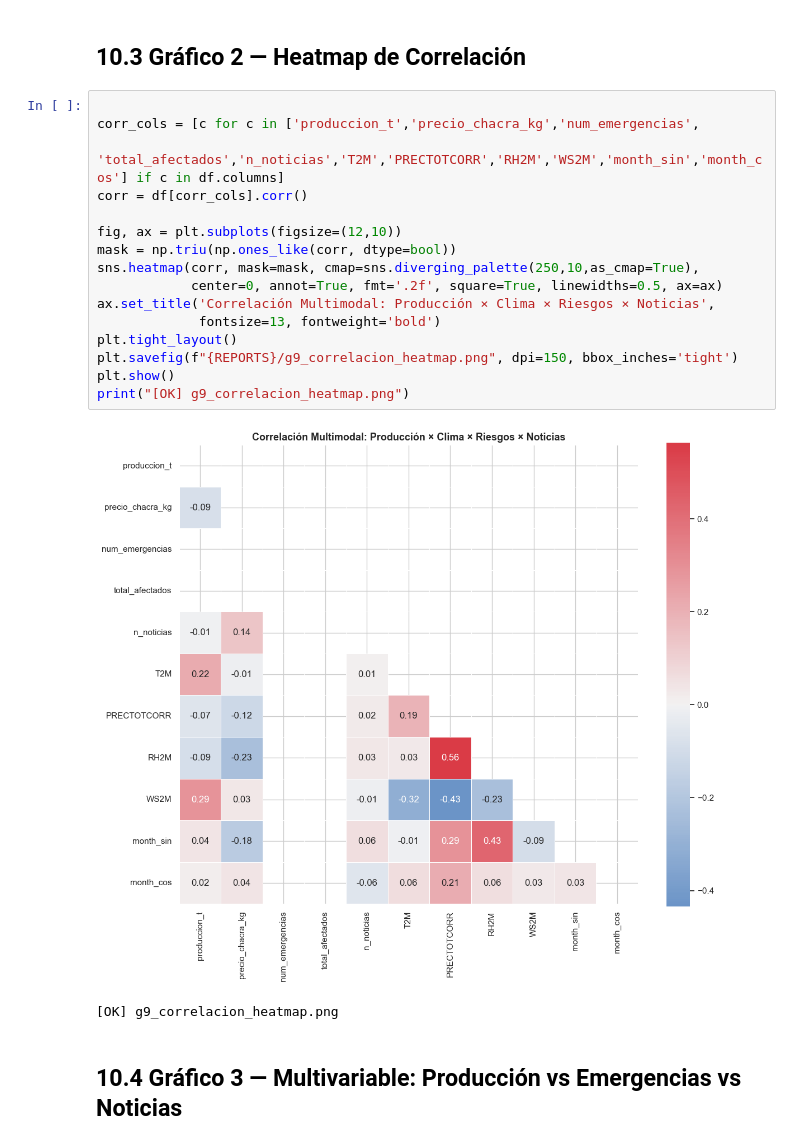
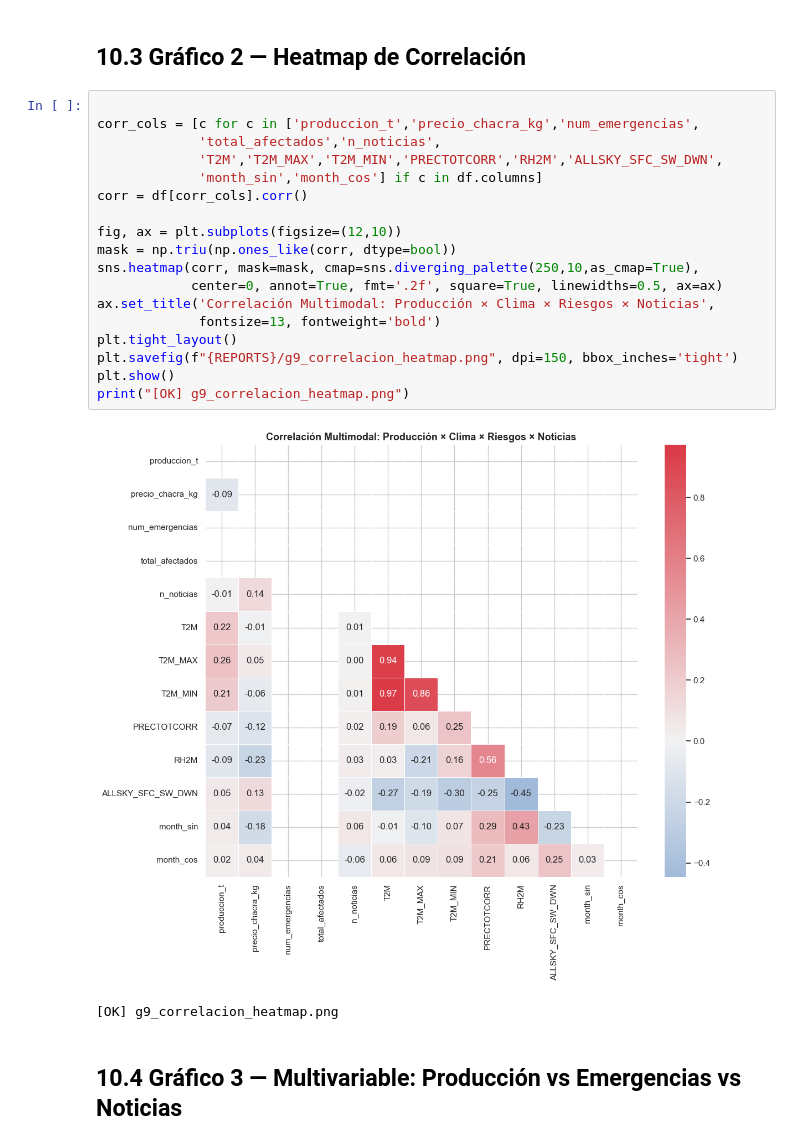
Before and after one commit to YeralD21/Machine-Learning-Multimodal--Agro-NLP-Clima-, a Jupyter notebook: notebooks/actividad_10_reexploracion.ipynb, the cells around one changed output. Cells and saved outputs as stored; diff of their text form.

```diff
--- a/notebooks/actividad_10_reexploracion.ipynb
+++ b/notebooks/actividad_10_reexploracion.ipynb
@@ -86,21 +86,23 @@ print("[OK] g8_produccion_vs_precio.png")
 # %%
 
 corr_cols = [c for c in ['produccion_t','precio_chacra_kg','num_emergencias',
-             'total_afectados','n_noticias','T2M','PRECTOTCORR','RH2M','WS2M','month_sin','month_cos'] if c in df.columns]
+             'total_afectados','n_noticias',
+             'T2M','T2M_MAX','T2M_MIN','PRECTOTCORR','RH2M','ALLSKY_SFC_SW_DWN',
+             'month_sin','month_cos'] if c in df.columns]
 corr = df[corr_cols].corr()
 
 fig, ax = plt.subplots(figsize=(12,10))
 mask = np.triu(np.ones_like(corr, dtype=bool))
 sns.heatmap(corr, mask=mask, cmap=sns.diverging_palette(250,10,as_cmap=True),
             center=0, annot=True, fmt='.2f', square=True, linewidths=0.5, ax=ax)
 ax.set_title('Correlación Multimodal: Producción × Clima × Riesgos × Noticias',
              fontsize=13, fontweight='bold')
 plt.tight_layout()
 plt.savefig(f"{REPORTS}/g9_correlacion_heatmap.png", dpi=150, bbox_inches='tight')
 plt.show()
 print("[OK] g9_correlacion_heatmap.png")
 # %% [output]
-[figure, old version]
+[figure, new version]
 [OK] g9_correlacion_heatmap.png
 # %% [markdown]
 ## 10.4 Gráfico 3 — Multivariable: Producción vs Emergencias vs Noticias
```
Also changed, not shown: parts of 6 cells of this notebook, 16 other files.
